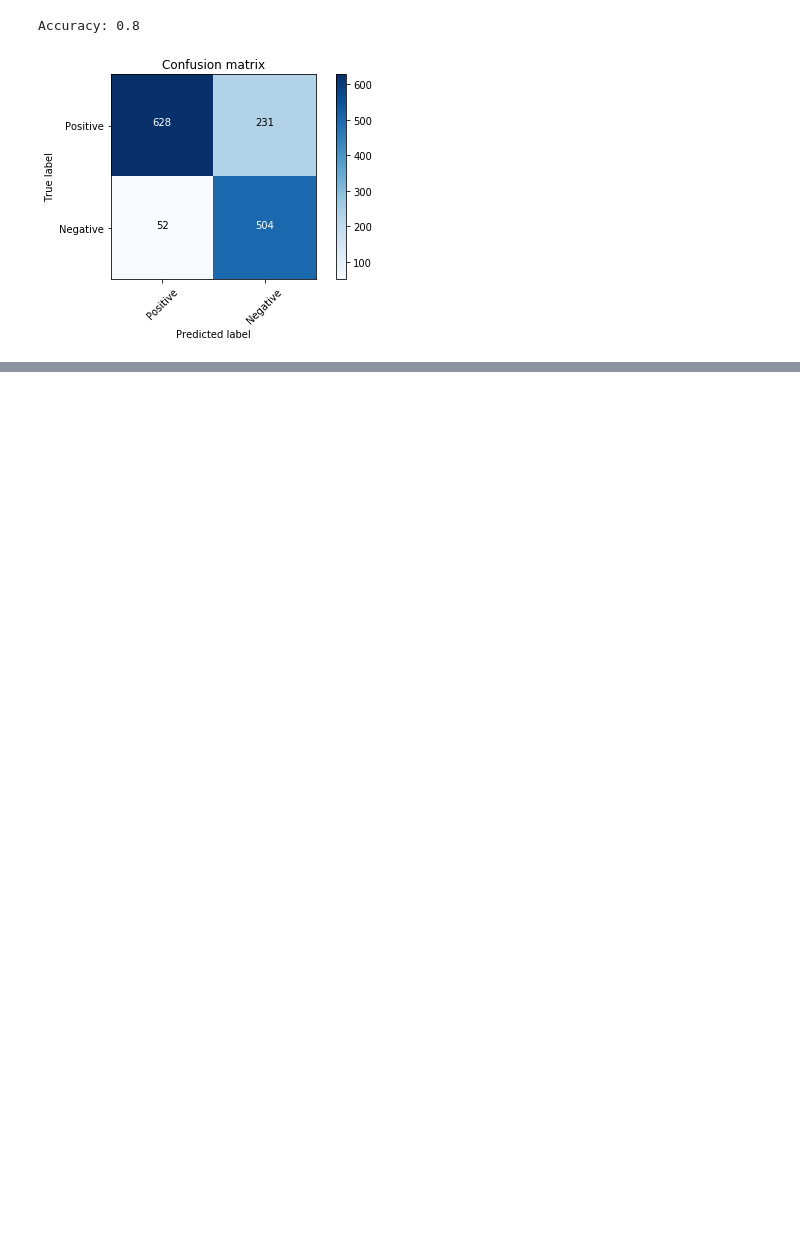
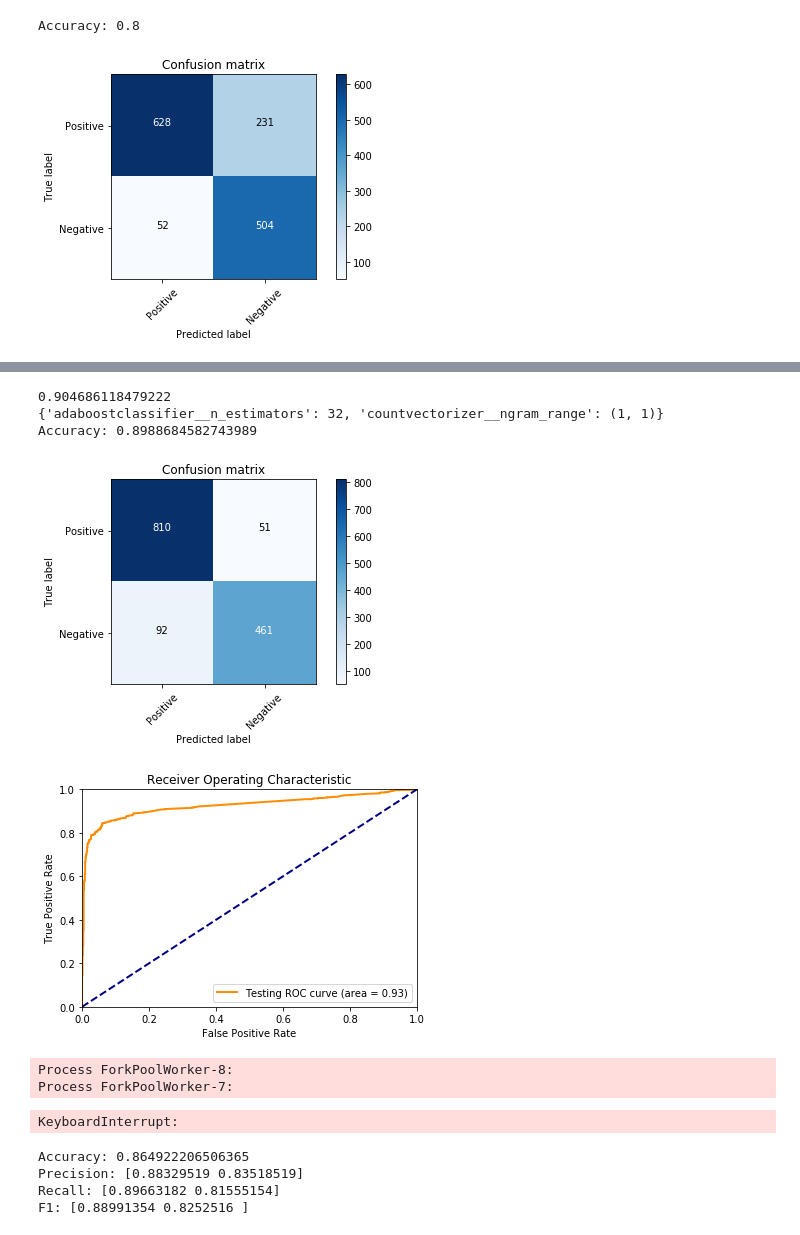
Before and after one commit to swerwath/neonatal_jaundice_coding, a Jupyter notebook: src/tfidf_train.ipynb, the cells around one changed output, grey strips where cells are left out. Cells and saved outputs as stored; diff of their text form; code cells hidden in the pictures; blank space fills up the shorter version.

```diff
--- a/src/tfidf_train.ipynb
+++ b/src/tfidf_train.ipynb
@@ -177,0 +279,58 @@ Accuracy: 0.8635077793493635
+# %%
+print(clf.best_score_)
+print(clf.best_params_)
+
+predictions = clf.predict(test_data)
+print("Accuracy: " + str(np.mean(predictions == test_labels)))
+
+conf_mat = confusion_matrix(test_labels, predictions)
+
+plt.figure()
+plot_confusion_matrix(conf_mat, ["Positive", "Negative"])
+plt.show()
+
+class_probs = clf.predict_proba(test_data)
+conf = [c[1] for c in class_probs]
+
+fpr, tpr, thresholds = roc_curve(test_labels, conf, pos_label=1)
+roc_auc = auc(fpr, tpr)
+
+plt.figure()
+lw = 2
+plt.plot(fpr, tpr, color='darkorange',
+         lw=lw, label='Testing ROC curve (area = %0.2f)' % roc_auc)
+plt.plot([0, 1], [0, 1], color='navy', lw=lw, linestyle='--')
+plt.xlim([0.0, 1.0])
+plt.ylim([0.0, 1.0])
+plt.xlabel('False Positive Rate')
+plt.ylabel('True Positive Rate')
+plt.title('Receiver Operating Characteristic')
+plt.legend(loc="lower right")
+plt.show()
+
+scores = cross_val_score(clf, train_data + test_data, train_labels + test_labels, cv=10)
+scores.mean()
+# %% [output]
+0.904686118479222
+{'adaboostclassifier__n_estimators': 32, 'countvectorizer__ngram_range': (1, 1)}
+Accuracy: 0.8988684582743989
+[figure, added]
+[figure, added]
+Process ForkPoolWorker-8:
+Process ForkPoolWorker-7:
+KeyboardInterrupt:
+# %%
+from sklearn.metrics import accuracy_score, precision_recall_fscore_support
+
+predictions = classifier.predict(test_data)
+
+print("Accuracy: " + str(accuracy_score(test_labels, predictions)))
+p, r, f, _ = precision_recall_fscore_support(test_labels, predictions)
+print("Precision: " + str(p))
+print("Recall: " + str(r))
+print("F1: " + str(f))
+# %% [output]
+Accuracy: 0.864922206506365
+Precision: [0.88329519 0.83518519]
+Recall: [0.89663182 0.81555154]
+F1: [0.88991354 0.8252516 ]
```
Also changed, not shown: parts of 7 cells of this notebook, 4 other files.
